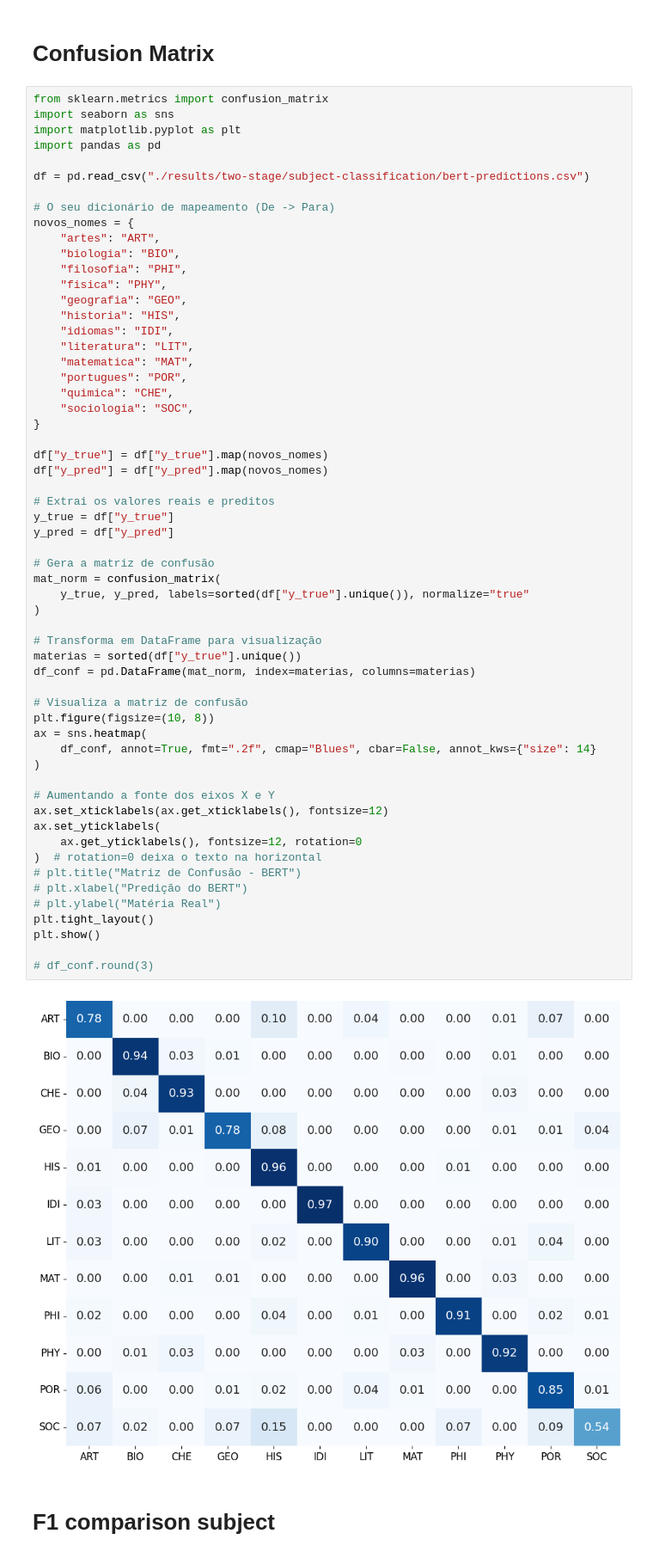
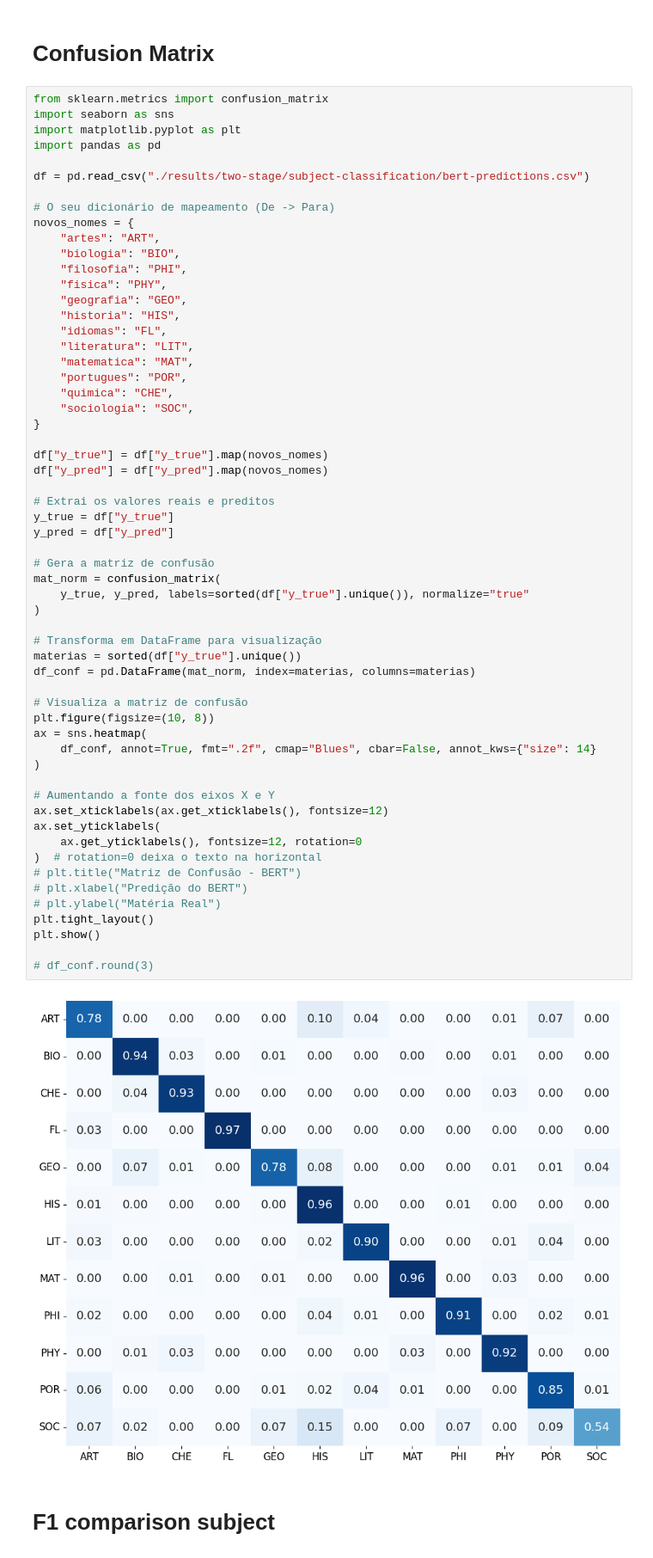
Before and after one commit to murilob03/automatic-question-classification-pt, a Jupyter notebook: analysis.ipynb, the cells around one changed output. Shown at 86% size. Saved outputs shown, nothing was run; the diff lists cells and outputs as text.

```diff
--- a/analysis.ipynb
+++ b/analysis.ipynb
@@ -100,7 +100,7 @@ novos_nomes = {
     "fisica": "PHY",
     "geografia": "GEO",
     "historia": "HIS",
-    "idiomas": "IDI",
+    "idiomas": "FL",
     "literatura": "LIT",
     "matematica": "MAT",
     "portugues": "POR",
@@ -116,34 +116,34 @@ y_true = df["y_true"]
 y_pred = df["y_pred"]
 
 # Gera a matriz de confusão
 mat_norm = confusion_matrix(
     y_true, y_pred, labels=sorted(df["y_true"].unique()), normalize="true"
 )
 
 # Transforma em DataFrame para visualização
 materias = sorted(df["y_true"].unique())
 df_conf = pd.DataFrame(mat_norm, index=materias, columns=materias)
 
 # Visualiza a matriz de confusão
 plt.figure(figsize=(10, 8))
 ax = sns.heatmap(
     df_conf, annot=True, fmt=".2f", cmap="Blues", cbar=False, annot_kws={"size": 14}
 )
 
 # Aumentando a fonte dos eixos X e Y
 ax.set_xticklabels(ax.get_xticklabels(), fontsize=12)
 ax.set_yticklabels(
     ax.get_yticklabels(), fontsize=12, rotation=0
 )  # rotation=0 deixa o texto na horizontal
 # plt.title("Matriz de Confusão - BERT")
 # plt.xlabel("Predição do BERT")
 # plt.ylabel("Matéria Real")
 plt.tight_layout()
 plt.show()
 
 # df_conf.round(3)
 # %% [output]
-[figure, old version]
+[figure, new version]
 # %% [markdown]
 # F1 comparison subject
 # %%
```
Also changed, not shown: parts of 1 cell of this notebook, 2 other files.
